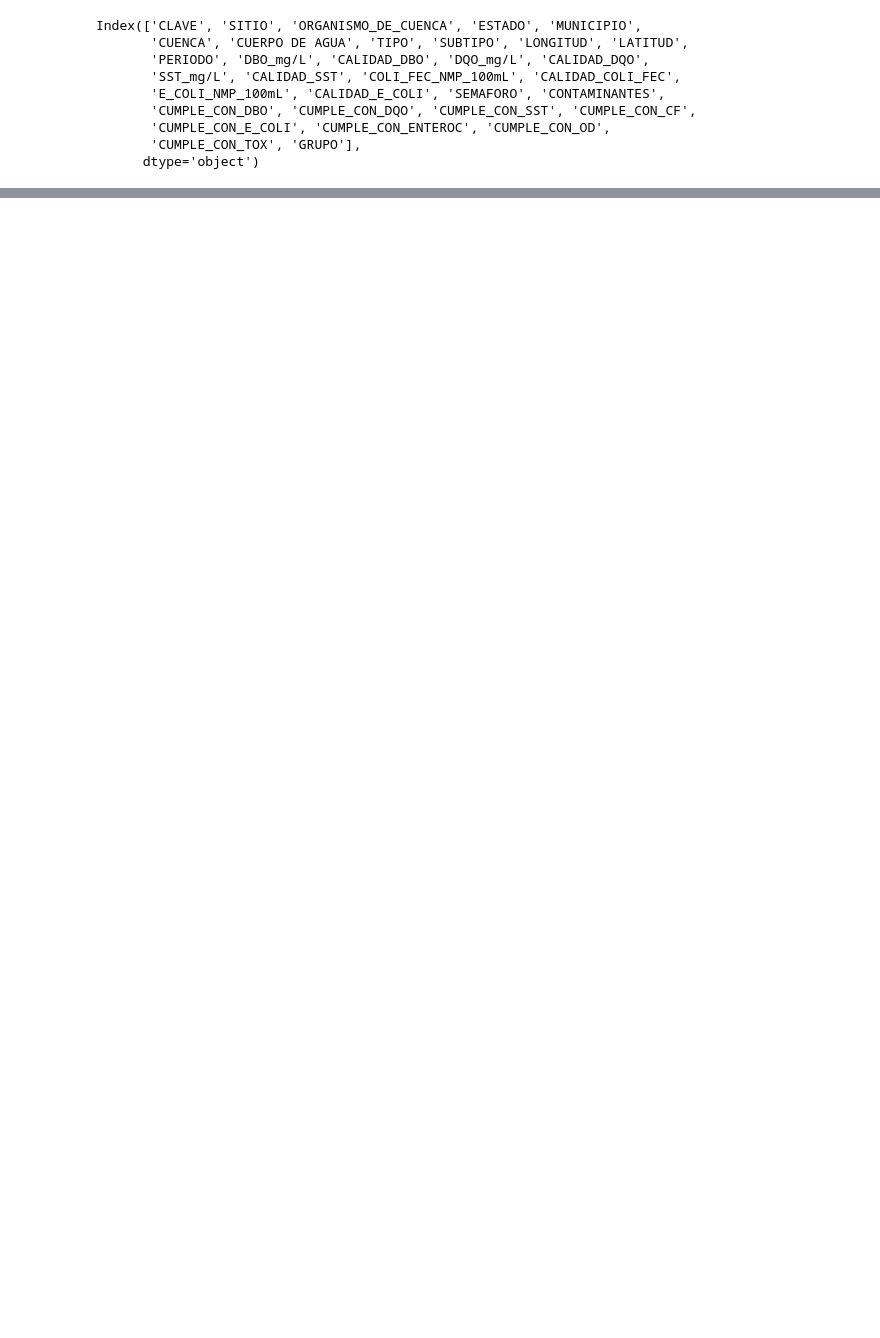
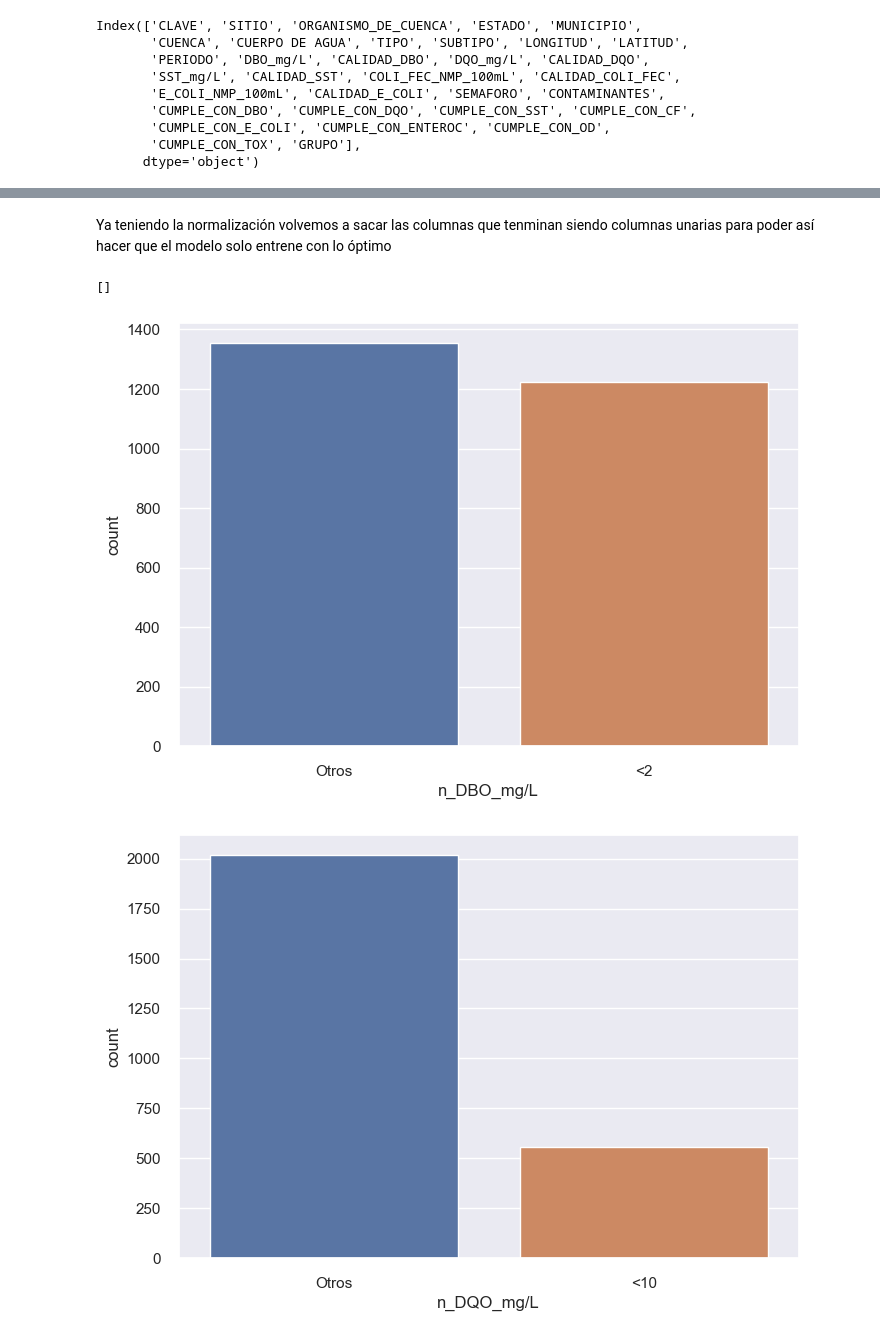
Before and after one commit to PosgradoMNA/actividades-del-projecto-los_k-means, a Jupyter notebook: Entrega1.ipynb, the cells around one changed output, grey strips where cells are left out. Cells and saved outputs as stored; diff of their text form; code cells hidden in the pictures; blank space fills up the shorter version.

```diff
--- a/Entrega1.ipynb
+++ b/Entrega1.ipynb
@@ -654,0 +664,9 @@ superficial_col_categoria
+# %%
+superficial_col_id = ['CLAVE', 'SITIO', 'ORGANISMO_DE_CUENCA', 'ESTADO', 'MUNICIPIO',
+                     'CUENCA', 'CUERPO DE AGUA', 'TIPO', 'SUBTIPO', 'GRUPO']
+
+superficial_col_categorica = [x for x in df_superficiales.columns if x[0:7] == 'CALIDAD'] + ['SEMAFORO', 'CONTAMINANTES'] + [x for x in df_superficiales.columns if x[0:6]=='CUMPLE']
+
+superficial_col_medida = [x for x in df_superficiales.columns if x[-1] == 'L']
+
+superficial_col_localizacion = ['LONGITUD', 'LATITUD']
@@ -654,0 +685,5 @@ superficial_col_categoria
+# %%
+for col in superficial_col_medida:
+    df_superficiales = normalizar(df_superficiales, col, 0.05)
+
+df_superficiales
@@ -654,0 +704,16 @@ superficial_col_categoria
+# %% [markdown]
+Ya teniendo la normalización volvemos a sacar las columnas que tenminan siendo columnas unarias para poder así hacer que el modelo solo entrene con lo óptimo
+# %%
+varn = df_superficiales.filter(like='n_').columns.tolist()
+unarias = [v for v,conteo in zip(varn, [ df_superficiales[v].unique().shape[0] for v in varn ] ) if conteo == 1]
+print(unarias)
+varn = [v for v in varn  if v not in unarias]
+# %% [output]
+[]
+# %%
+for x in varn:
+    sns.countplot(x=df_superficiales[x])
+    plt.show()
+# %% [output]
+[figure, added]
+[figure, added]
```
Also changed, not shown: parts of 24 cells of this notebook.
